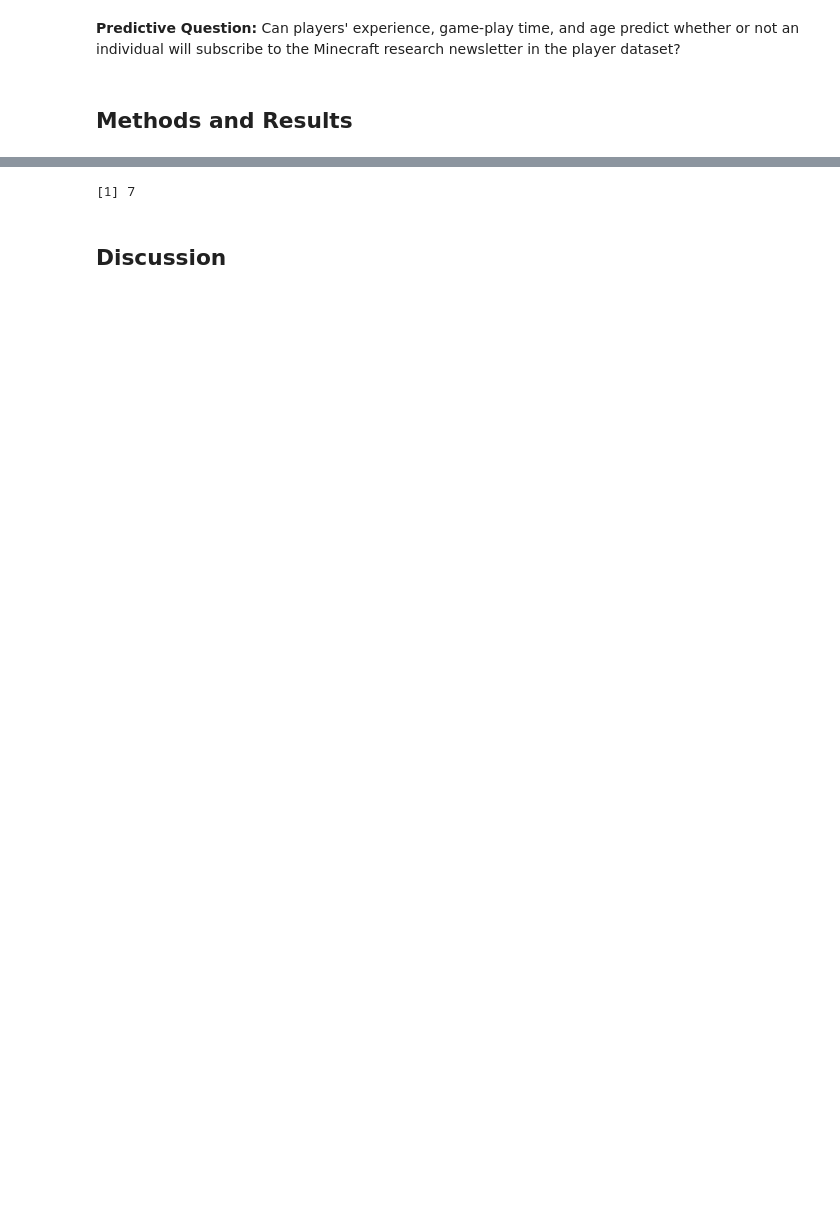
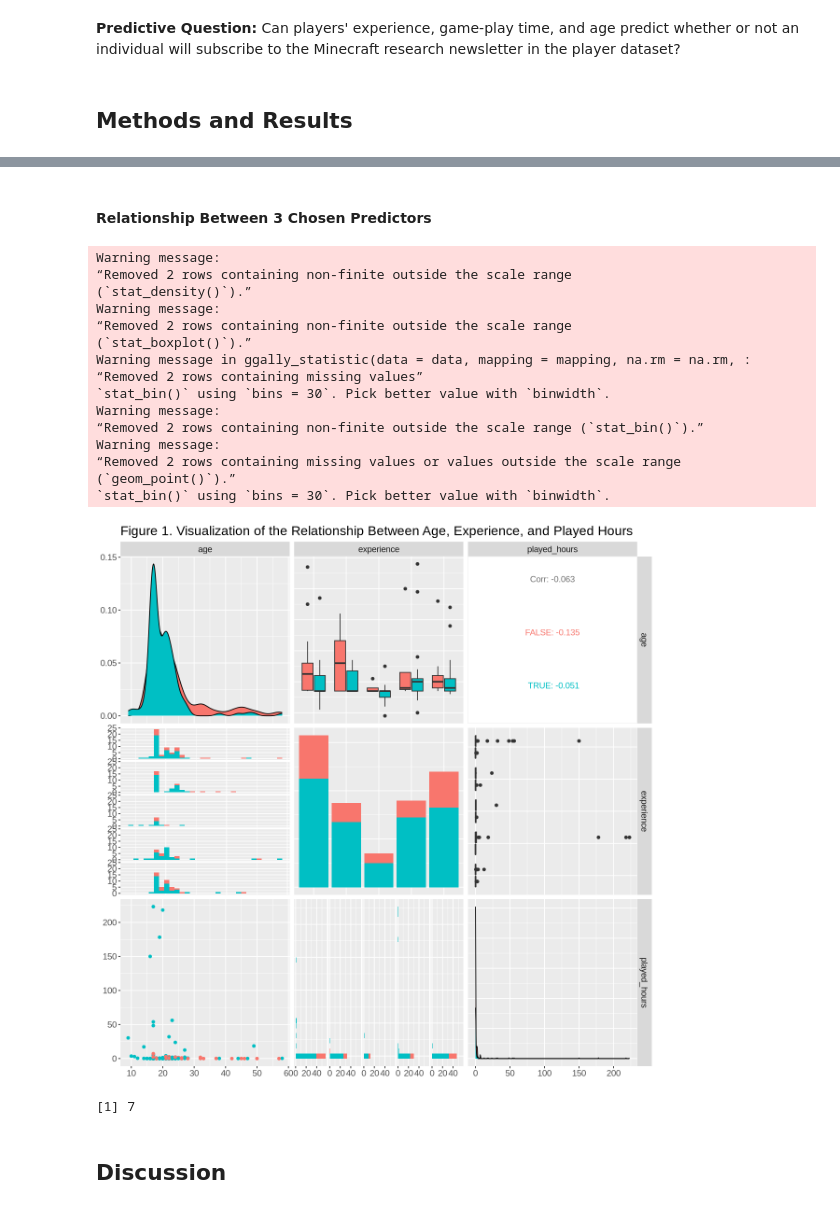
Before and after one commit to emilyk-05/group_project, a Jupyter notebook: group_project.ipynb, the cells around one changed output, grey strips where cells are left out. Cells and saved outputs as stored; diff of their text form; code cells hidden in the pictures; blank space fills up the shorter version.

Commit message:
Justified classification method
I also added a pairplot to show relationship bwt the variables. If you guys think it is unnecessary feel free to delete!

```diff
--- a/group_project.ipynb
+++ b/group_project.ipynb
@@ -71,3 +67,29 @@ A tibble: 6 × 7
+# %% [markdown]
+<h4>Relationship Between 3 Chosen Predictors</h4>
+# %%
+options(repr.plot.width = 10, repr.plot.height = 10)
+ggpairs(players,
+        columns = c("age", "experience", "played_hours"),
+        aes(color = subscribe)) +
+    ggtitle("Figure 1. Visualization of the Relationship Between Age, Experience, and Played Hours") +
+    theme(text = element_text(size = 14))
+# %% [output]
+Warning message:
+“Removed 2 rows containing non-finite outside the scale range
+(`stat_density()`).”
+Warning message:
+“Removed 2 rows containing non-finite outside the scale range
+(`stat_boxplot()`).”
+Warning message in ggally_statistic(data = data, mapping = mapping, na.rm = na.rm, :
+“Removed 2 rows containing missing values”
+`stat_bin()` using `bins = 30`. Pick better value with `binwidth`.
+Warning message:
+“Removed 2 rows containing non-finite outside the scale range (`stat_bin()`).”
+Warning message:
+“Removed 2 rows containing missing values or values outside the scale range
+(`geom_point()`).”
+`stat_bin()` using `bins = 30`. Pick better value with `binwidth`.
+[figure, added]
 # %%
 set.seed(2024)
 
```
Also changed, not shown: parts of 4 cells of this notebook.
